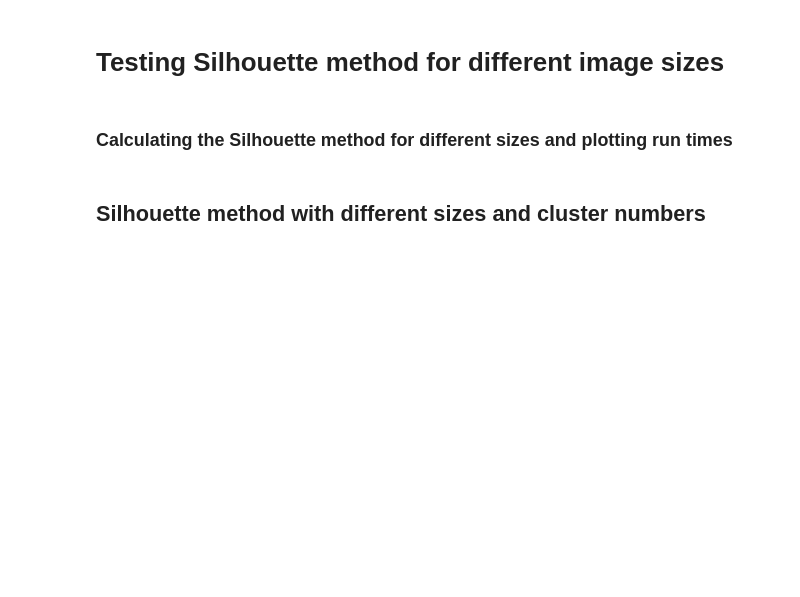
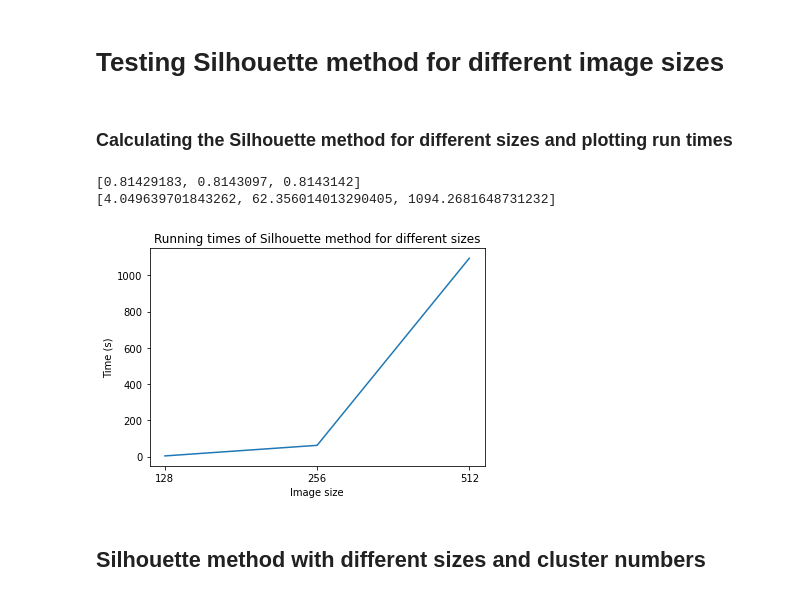
Before and after one commit to molnar75/diplomamunka, a Jupyter notebook: notebooks/05_silhouette_method.ipynb, the cells around one changed output. Drawn from its saved outputs; the diff is of its cells as text; code cells hidden in the pictures; blank space fills up the shorter version.

```diff
--- a/notebooks/05_silhouette_method.ipynb
+++ b/notebooks/05_silhouette_method.ipynb
@@ -9,34 +9,38 @@ import commonmethods.optimal_cluster_number as ocn
 
 size_values = [128, 256, 512]
 image = im.load_image_grayscale("5")
 s_times = []
 s_scores = []
 
 for size in size_values:
     image = im.resize_image(image, size)
 
-    compactness, pixel_values, labels = im.kmeans_segmentation(image, 2)
+    _, pixel_values, labels, _ = im.kmeans_segmentation(image, 2)
 
     s_time, s_score = ocn.silhouette_method(pixel_values, labels)
 
     s_times.append(s_time)
     s_scores.append(s_score)
 
 print(s_scores)
 print(s_times)
 
 default_x_ticks = range(len(size_values))
 
 plt.title('Running times of Silhouette method for different sizes')
 
 plt.plot(s_times)
 
 plt.xticks(default_x_ticks, size_values)
 
 plt.xlabel("Image size")
 plt.ylabel("Time (s)")
 
 plt.show()
+# %% [output]
+[0.81429183, 0.8143097, 0.8143142]
+[4.049639701843262, 62.356014013290405, 1094.2681648731232]
+[figure, added]
 # %% [markdown]
 ## Silhouette method with different sizes and cluster numbers
 # %%
```
Also changed, not shown: parts of 1 cell of this notebook.
